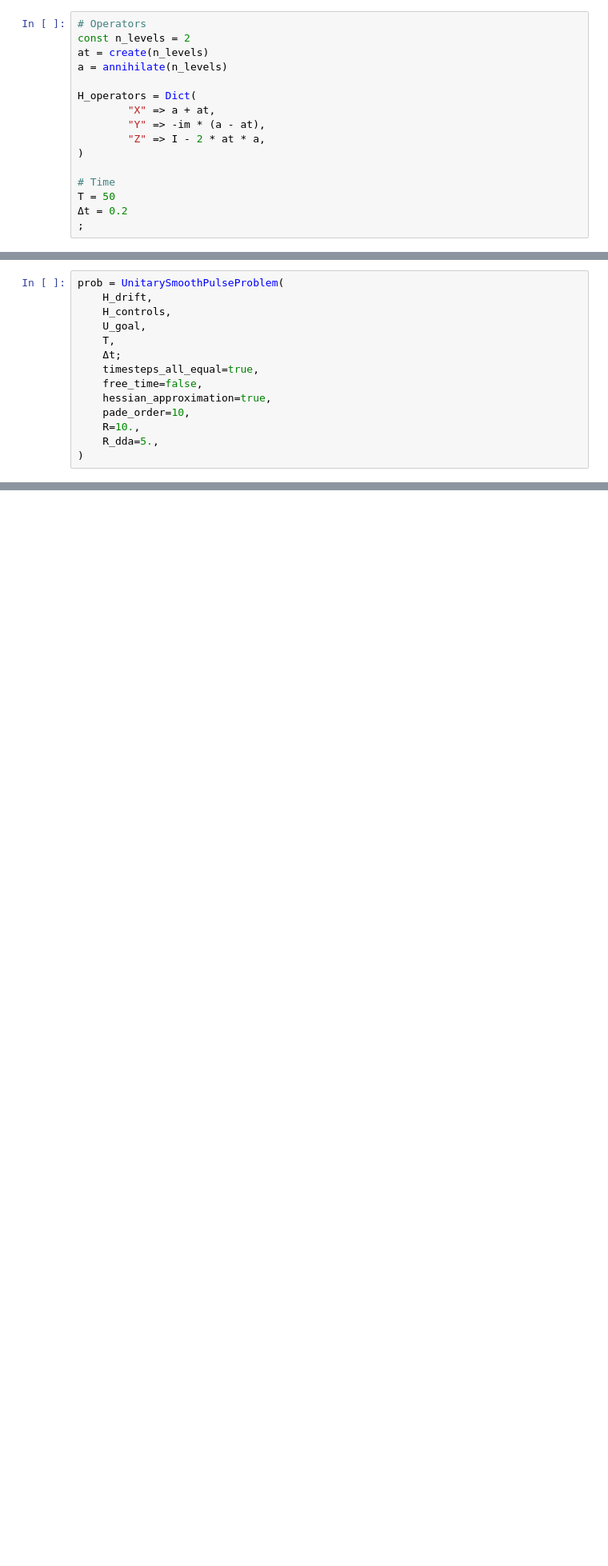
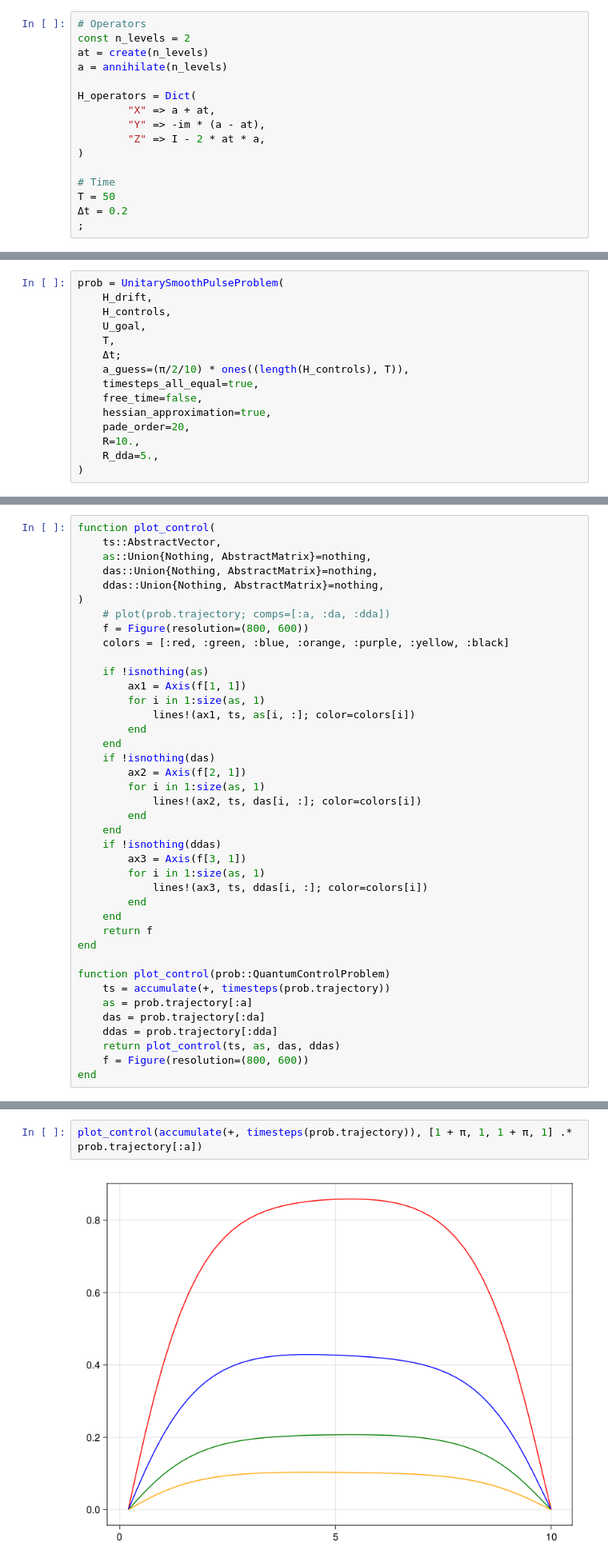
Before and after one commit to andgoldschmidt/pulse-simulator, a Jupyter notebook: pico-pulses/03_single_qubit_block_fixed_duration.ipynb, the cells around one changed output, grey strips where cells are left out. Shown at 80% size. Saved outputs shown, nothing was run; the diff lists cells and outputs as text; blank space fills up the shorter version.

```diff
--- a/pico-pulses/03_single_qubit_block_fixed_duration.ipynb
+++ b/pico-pulses/03_single_qubit_block_fixed_duration.ipynb
@@ -46,10 +68,11 @@ prob = UnitarySmoothPulseProblem(
     U_goal,
     T,
     Δt;
+    a_guess=(π/2/10) * ones((length(H_controls), T)),
     timesteps_all_equal=true,
     free_time=false,
     hessian_approximation=true,
-    pade_order=10,
+    pade_order=20,
     R=10.,
     R_dda=5.,
 )
@@ -79,0 +110,40 @@ end
+# %%
+function plot_control(
+    ts::AbstractVector,
+    as::Union{Nothing, AbstractMatrix}=nothing,
+    das::Union{Nothing, AbstractMatrix}=nothing,
+    ddas::Union{Nothing, AbstractMatrix}=nothing,
+)
+    # plot(prob.trajectory; comps=[:a, :da, :dda])
+    f = Figure(resolution=(800, 600))
+    colors = [:red, :green, :blue, :orange, :purple, :yellow, :black]
+
+    if !isnothing(as)
+        ax1 = Axis(f[1, 1])
+        for i in 1:size(as, 1)
+            lines!(ax1, ts, as[i, :]; color=colors[i])
+        end
+    end
+    if !isnothing(das)
+        ax2 = Axis(f[2, 1])
+        for i in 1:size(as, 1)
+            lines!(ax2, ts, das[i, :]; color=colors[i])
+        end
+    end
+    if !isnothing(ddas)
+        ax3 = Axis(f[3, 1])
+        for i in 1:size(as, 1)
+            lines!(ax3, ts, ddas[i, :]; color=colors[i])
+        end
+    end
+    return f
+end
+
+function plot_control(prob::QuantumControlProblem)
+    ts = accumulate(+, timesteps(prob.trajectory))
+    as = prob.trajectory[:a]
+    das = prob.trajectory[:da]
+    ddas = prob.trajectory[:dda]
+    return plot_control(ts, as, das, ddas)
+    f = Figure(resolution=(800, 600))
+end
@@ -82,3 +165,7 @@ plot_control(prob)
+# %%
+plot_control(accumulate(+, timesteps(prob.trajectory)), [1 + π, 1, 1 + π, 1] .* prob.trajectory[:a])
+# %% [output]
+[figure, added]
 # %%
 function random_a_guess(traj::NamedTrajectory)
     # Positive (symmetric) upper bounds
```
Also changed, not shown: parts of 52 cells of this notebook, 4 other files.
